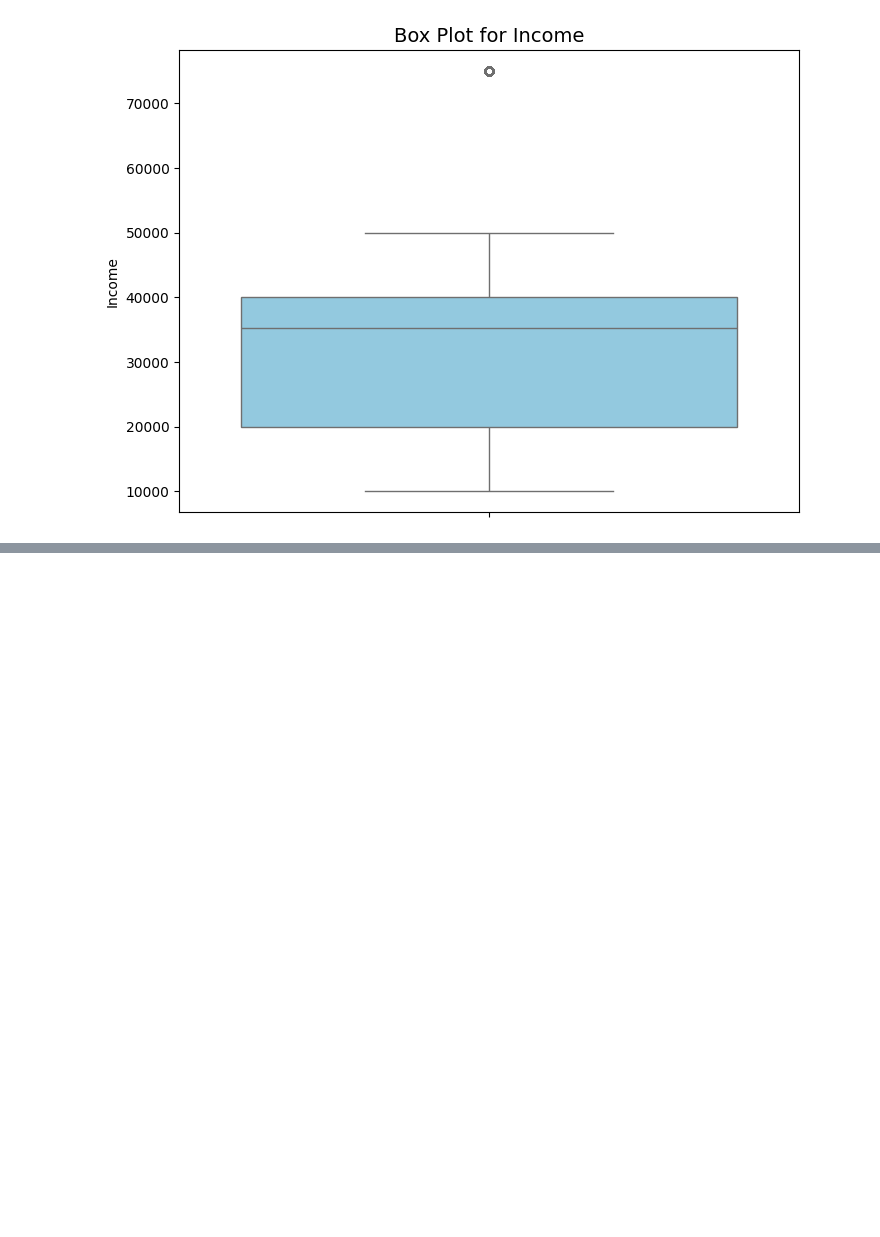
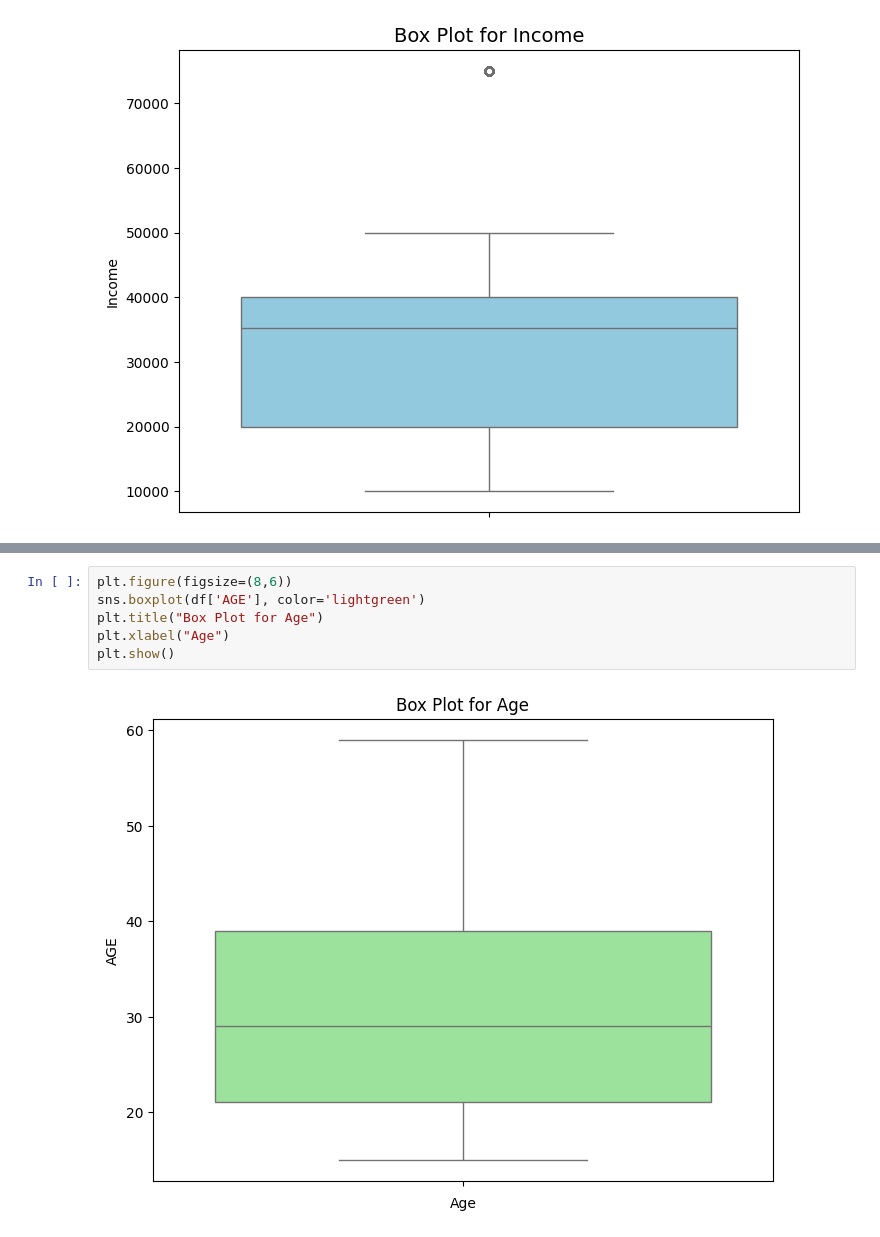
Before and after one commit to mangnez/SrutiSusarla-EDA-INCOME, a Jupyter notebook: SrutiSusarla_INCOME.ipynb, the cells around one changed output, grey strips where cells are left out. Drawn from its saved outputs; the diff is of its cells as text; blank space fills up the shorter version.

```diff
--- a/SrutiSusarla_INCOME.ipynb
+++ b/SrutiSusarla_INCOME.ipynb
@@ -219,0 +282,8 @@ plt.show()
+# %%
+plt.figure(figsize=(8,6))
+sns.boxplot(df['AGE'], color='lightgreen')
+plt.title("Box Plot for Age")
+plt.xlabel("Age")
+plt.show()
+# %% [output]
+[figure, added]
```
Also changed, not shown: parts of 11 cells of this notebook.
